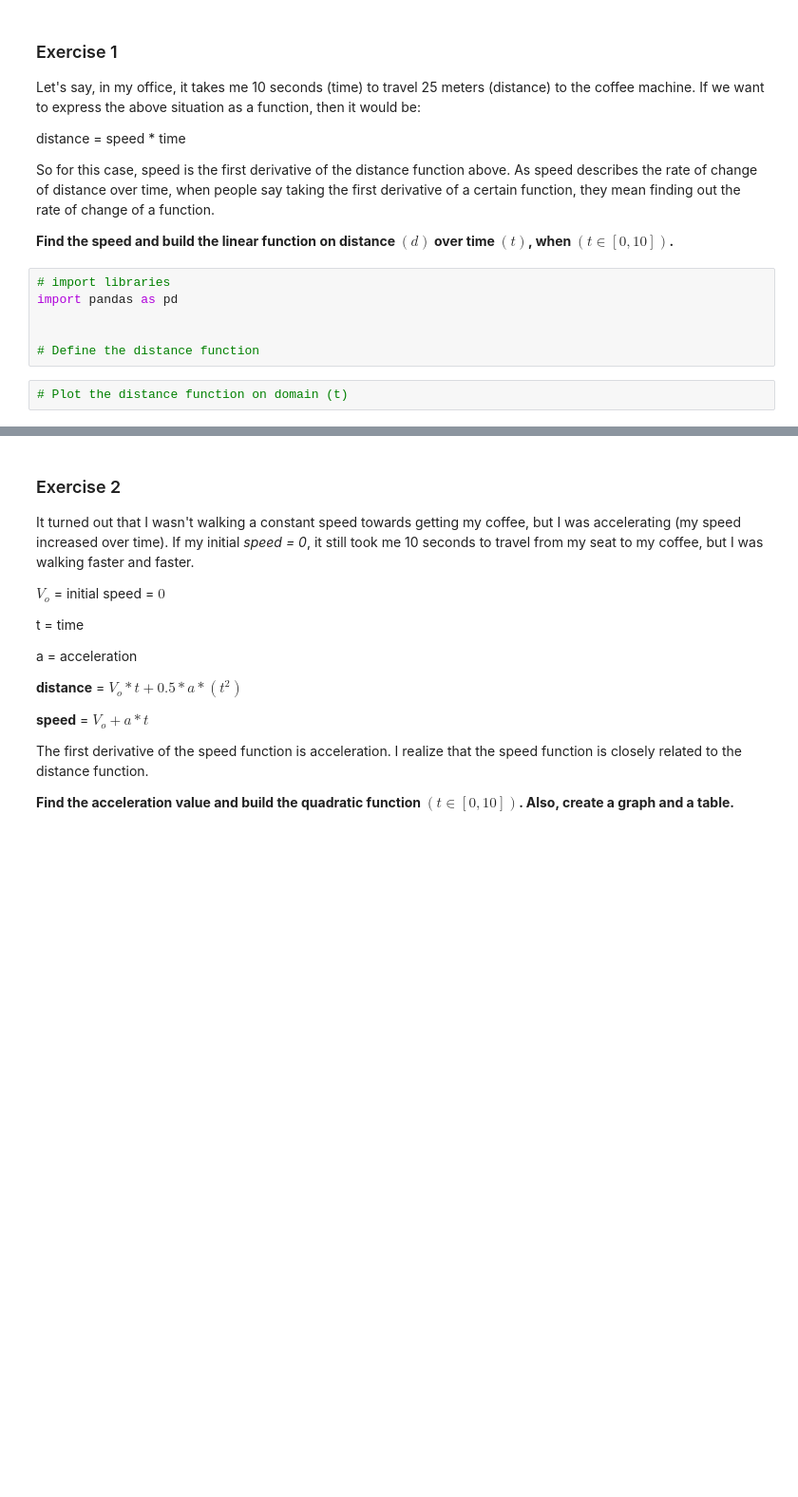
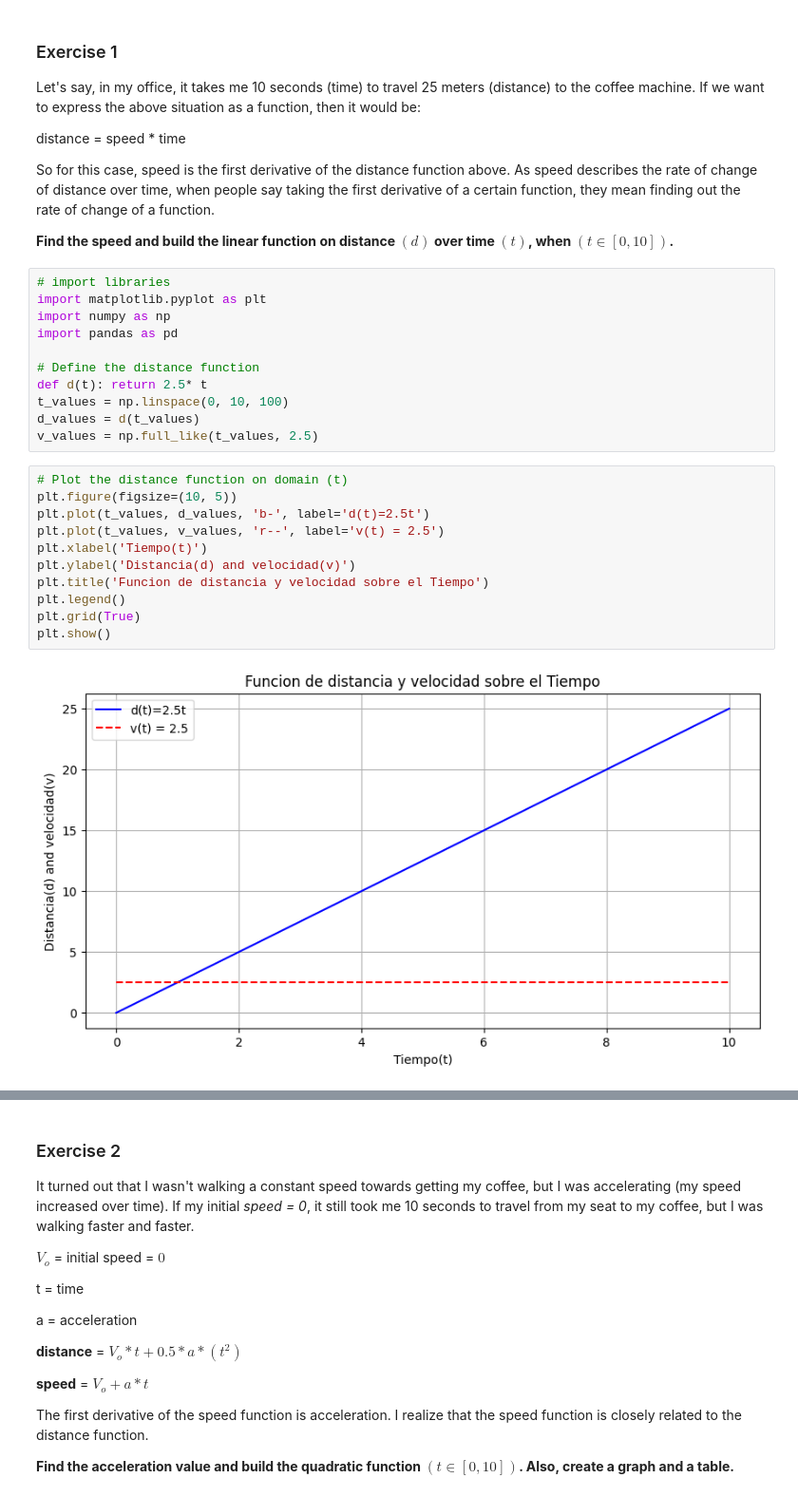
Before and after one commit to tere1507/calculus-and-algebra-problems-with-python, a Jupyter notebook: notebook/problems.ipynb, the cells around one changed output, grey strips where cells are left out. Shown: that part at 95% size. Drawn from its saved outputs; the diff is of its cells as text; blank space fills up the shorter version.

```diff
--- a/notebook/problems.ipynb
+++ b/notebook/problems.ipynb
@@ -23,10 +23,26 @@ So for this case, speed is the first derivative of the distance function above.
 **Find the speed and build the linear function on distance $(d)$ over time $(t)$, when $(t ∈ [0,10])$.**
 # %%
 # import libraries
+import matplotlib.pyplot as plt
+import numpy as np
 import pandas as pd
 
-
 # Define the distance function
+def d(t): return 2.5* t
+t_values = np.linspace(0, 10, 100)
+d_values = d(t_values)
+v_values = np.full_like(t_values, 2.5)
 # %%
 # Plot the distance function on domain (t)
+plt.figure(figsize=(10, 5))
+plt.plot(t_values, d_values, 'b-', label='d(t)=2.5t')
+plt.plot(t_values, v_values, 'r--', label='v(t) = 2.5')
+plt.xlabel('Tiempo(t)')
+plt.ylabel('Distancia(d) and velocidad(v)')
+plt.title('Funcion de distancia y velocidad sobre el Tiempo')
+plt.legend()
+plt.grid(True)
+plt.show()
+# %% [output]
+[figure, added]
 # %%
```
Also changed, not shown: parts of 10 cells of this notebook.
